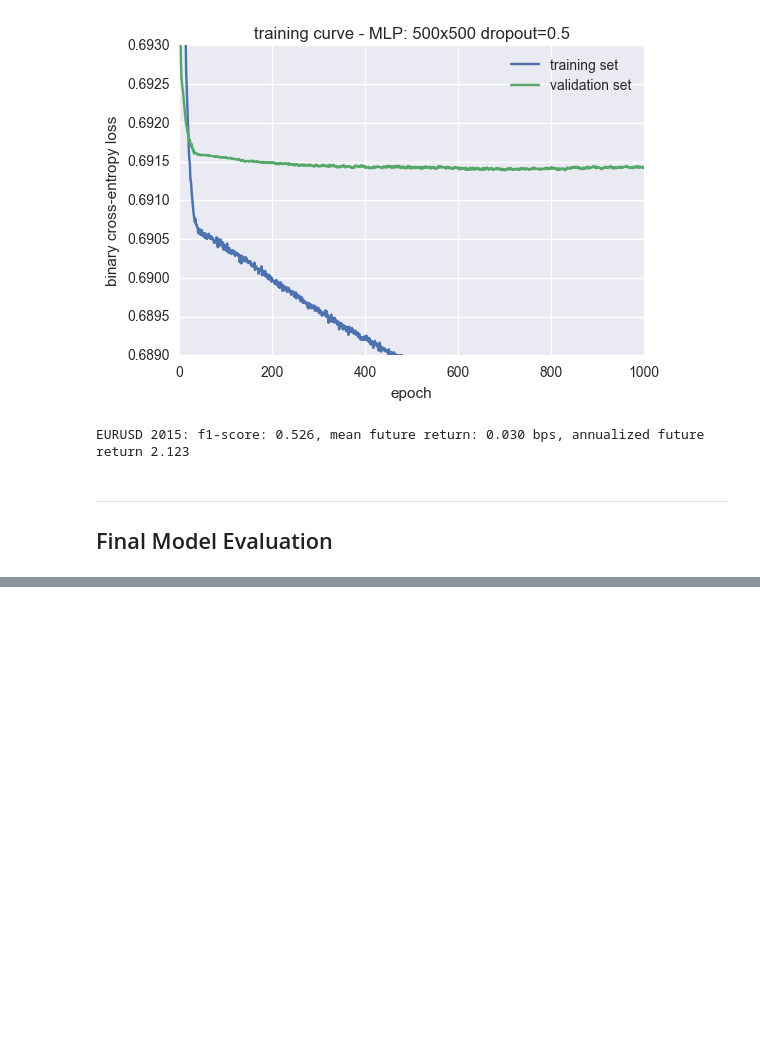
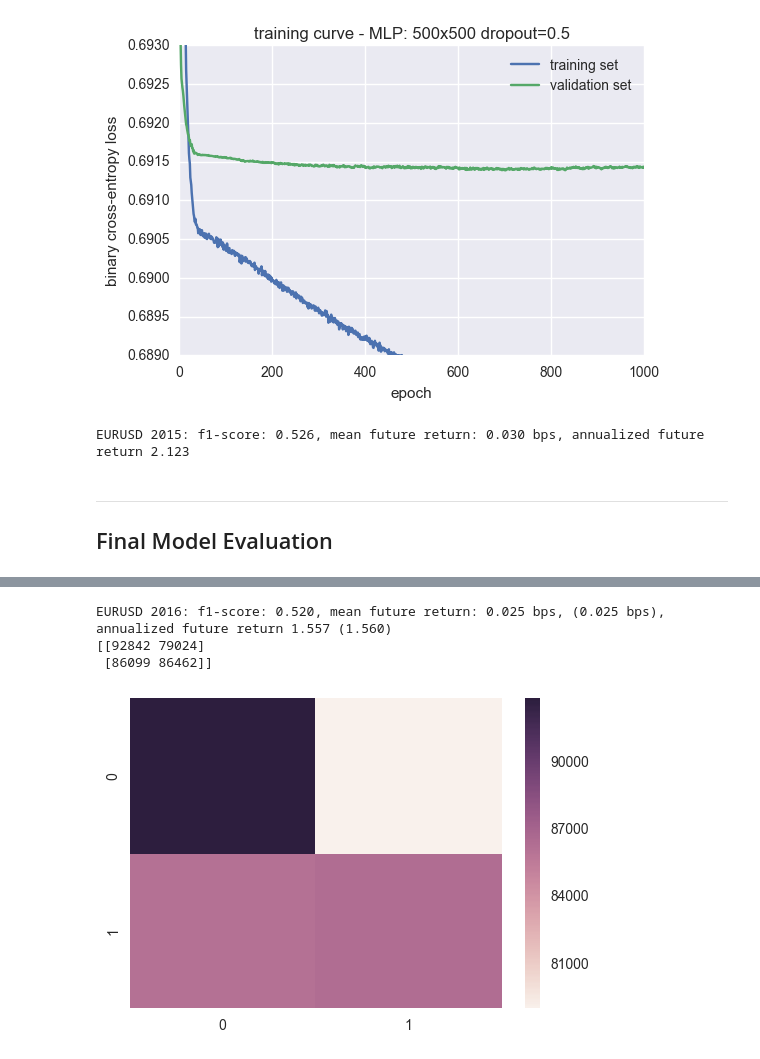
Before and after one commit to andrewwilson/mlnd_capstone, a Jupyter notebook: PrepareExtractsForReport.ipynb, the cells around one changed output, grey strips where cells are left out. Drawn from its saved outputs; the diff is of its cells as text; code cells hidden in the pictures; blank space fills up the shorter version.

```diff
--- a/PrepareExtractsForReport.ipynb
+++ b/PrepareExtractsForReport.ipynb
@@ -353,0 +313,8 @@ EURSEK 2016: f1-score: 0.528, mean future return: 0.039 bps, annualized future r
+# %%
+report_results(model, 1, 'DS3', 25, 'EURUSD', 2016, cum_return_plot=False, histogram=False, heatmap=True,
+              savefig='reportresources/mlp-500x500-dropout=0.5-EURUSD2016-confusion.png')
+# %% [output]
+EURUSD 2016: f1-score: 0.520, mean future return: 0.025 bps, (0.025 bps), annualized future return 1.557 (1.560)
+[[92842 79024]
+ [86099 86462]]
+[figure, added]
```
Also changed, not shown: parts of 10 cells of this notebook, 10 other files.
